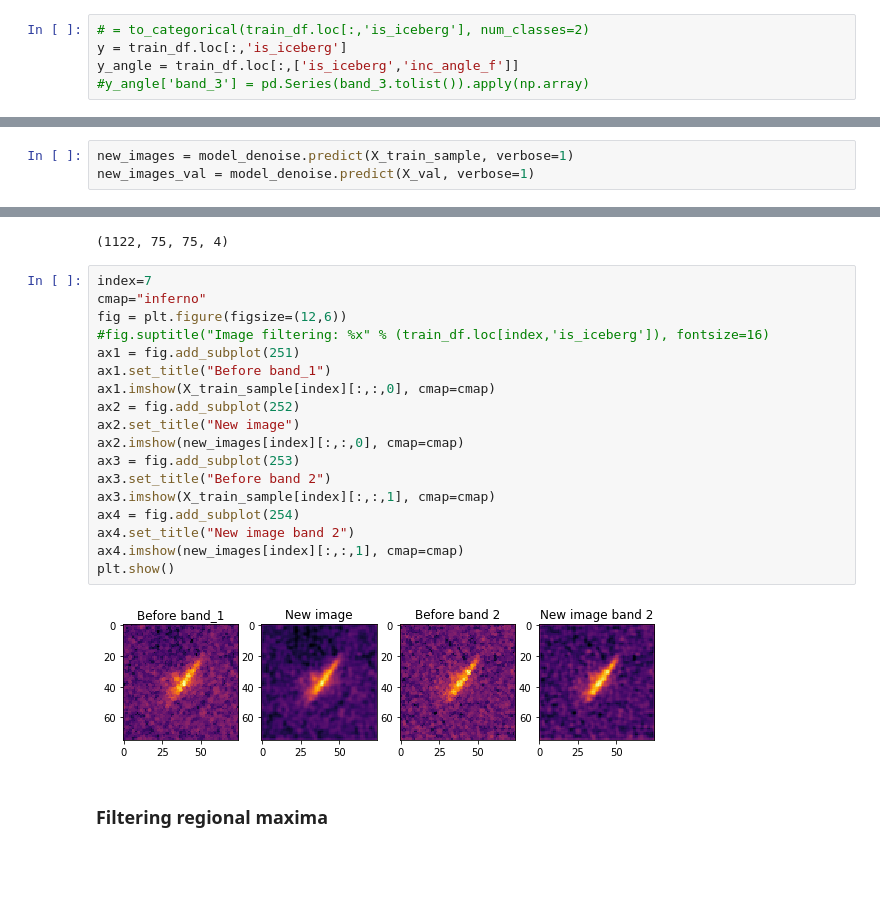
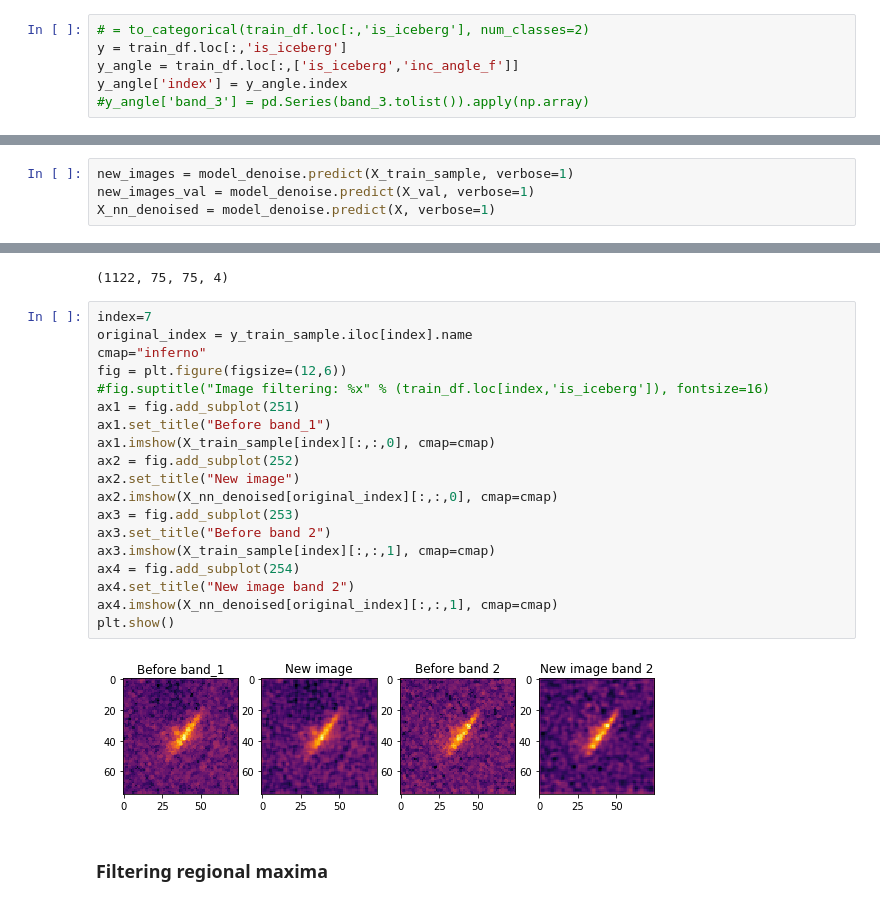
Before and after one commit to MarekKZielinski/Statoil-C-CORE-Iceberg-Classifier-Challenge, a Jupyter notebook: Iceberg-notebook.ipynb, the cells around one changed output, grey strips where cells are left out. Cells and saved outputs as stored; diff of their text form; blank space fills up the shorter version.

```diff
--- a/Iceberg-notebook.ipynb
+++ b/Iceberg-notebook.ipynb
@@ -175,4 +175,5 @@ plot_bands(2,cmap="inferno")
 # = to_categorical(train_df.loc[:,'is_iceberg'], num_classes=2)
 y = train_df.loc[:,'is_iceberg']
 y_angle = train_df.loc[:,['is_iceberg','inc_angle_f']]
+y_angle['index'] = y_angle.index
 #y_angle['band_3'] = pd.Series(band_3.tolist()).apply(np.array)
@@ -383,6 +409,7 @@ Model training time: 0 minutes 52.8 seconds
 # %%
 new_images = model_denoise.predict(X_train_sample, verbose=1)
 new_images_val = model_denoise.predict(X_val, verbose=1)
+X_nn_denoised = model_denoise.predict(X, verbose=1)
 # %% [output]
 1122/1122 [==============================] - 0s
 # %%
@@ -391,24 +418,25 @@ new_images.shape
 (1122, 75, 75, 4)
 # %%
 index=7
+original_index = y_train_sample.iloc[index].name
 cmap="inferno"
 fig = plt.figure(figsize=(12,6))
 #fig.suptitle("Image filtering: %x" % (train_df.loc[index,'is_iceberg']), fontsize=16)
 ax1 = fig.add_subplot(251)
 ax1.set_title("Before band_1")
 ax1.imshow(X_train_sample[index][:,:,0], cmap=cmap)
 ax2 = fig.add_subplot(252)
 ax2.set_title("New image")
-ax2.imshow(new_images[index][:,:,0], cmap=cmap)
+ax2.imshow(X_nn_denoised[original_index][:,:,0], cmap=cmap)
 ax3 = fig.add_subplot(253)
 ax3.set_title("Before band 2")
 ax3.imshow(X_train_sample[index][:,:,1], cmap=cmap)
 ax4 = fig.add_subplot(254)
 ax4.set_title("New image band 2")
-ax4.imshow(new_images[index][:,:,1], cmap=cmap)
+ax4.imshow(X_nn_denoised[original_index][:,:,1], cmap=cmap)
 plt.show()
 # %% [output]
-[figure, old version]
+[figure, new version]
 # %% [markdown]
 ### Filtering regional maxima
 # %%
```
Also changed, not shown: parts of 20 cells of this notebook, 2 other files.
